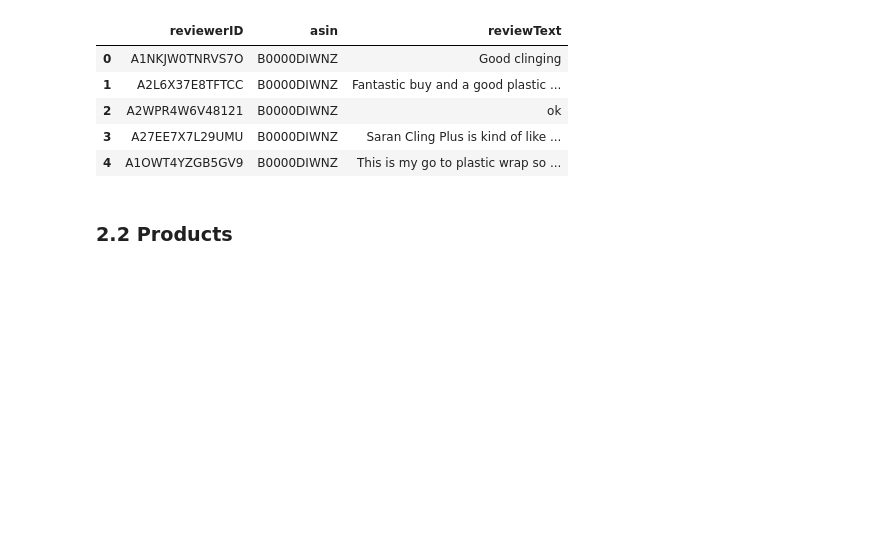
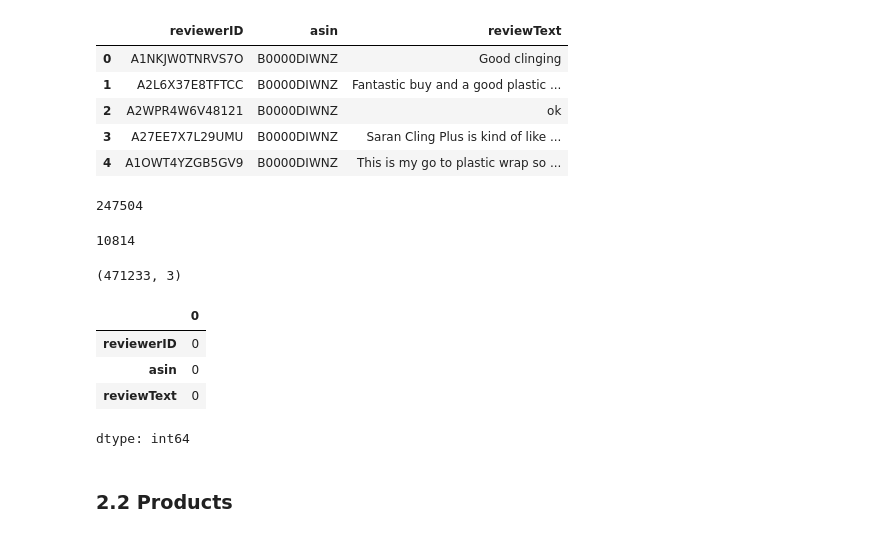
Before and after one commit to vichShir/deep-mine, a Jupyter notebook: Deep_MINE.ipynb, the cells around one changed output. Cells and saved outputs as stored; diff of their text form; code cells hidden in the pictures; blank space fills up the shorter version.

```diff
--- a/Deep_MINE.ipynb
+++ b/Deep_MINE.ipynb
@@ -70,6 +70,26 @@ df_reviews.head()
 | 2 | A2WPR4W6V48121 | B0000DIWNZ | ok |
 | 3 | A27EE7X7L29UMU | B0000DIWNZ | Saran Cling Plus is kind of like ... |
 | 4 | A1OWT4YZGB5GV9 | B0000DIWNZ | This is my go to plastic wrap so ... |
+# %%
+df_reviews['reviewerID'].nunique()
+# %% [output]
+247504
+# %%
+df_reviews['asin'].nunique()
+# %% [output]
+10814
+# %%
+df_reviews.shape
+# %% [output]
+(471233, 3)
+# %%
+df_reviews.isnull().sum()
+# %% [output]
+|  | 0 |
+| reviewerID | 0 |
+| asin | 0 |
+| reviewText | 0 |
+dtype: int64
 # %% [markdown]
 ### 2.2 Products
 # %%
```
Also changed, not shown: parts of 19 cells of this notebook.
